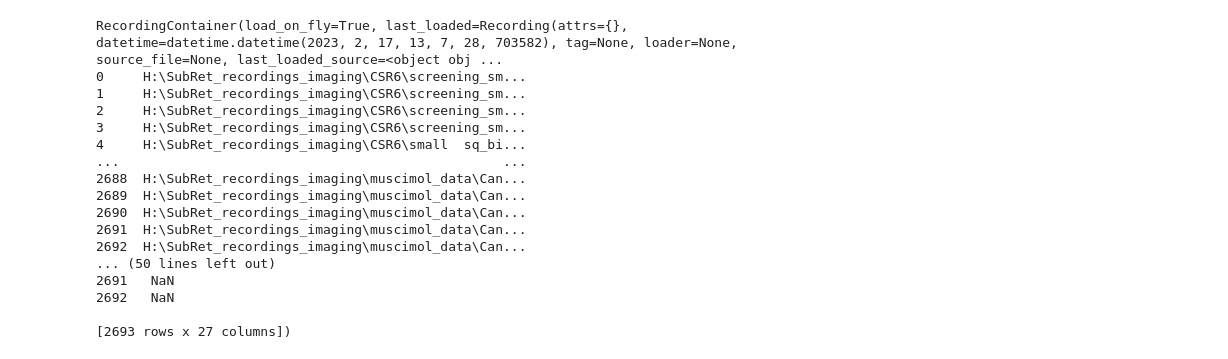
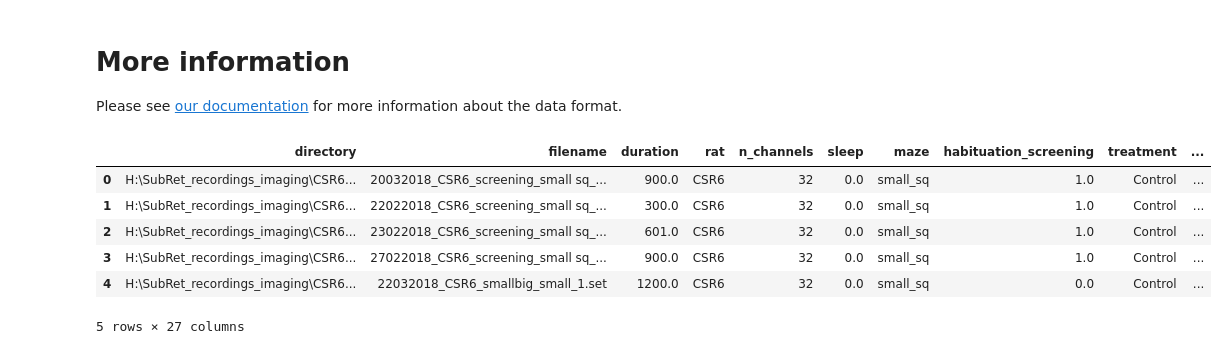
Before and after one commit to seankmartin/atn-sub-lfp-workflow, a Jupyter notebook: workflow/notebooks/explore_nwb.ipynb, the cells around one changed output. Saved outputs shown, nothing was run; the diff lists cells and outputs as text; code cells hidden in the pictures.

```diff
--- a/workflow/notebooks/explore_nwb.ipynb
+++ b/workflow/notebooks/explore_nwb.ipynb
@@ -1,2 +1,5 @@
+# %% [markdown]
+# More information
+Please see [our documentation](https://docs.google.com/document/d/16VR_w75hkn4Ss62phA6lGCqTWkkDpY9QASEU6NP0ARo/edit?usp=sharing) for more information about the data format.
 # %%
 from pathlib import Path
@@ -10,22 +12,19 @@ nwb_file_csv_path = data_path / "every_processed_nwb.csv"
+# %%
+# Change these parameters to suit your needs
+data_path = Path(r"I:\results")
+working_dir = Path(r"I:")
+nwb_file_csv_path = data_path / "processed_nwbfiles.csv"
+os.chdir(working_dir)
 # %%
 recording_table = pd.read_csv(nwb_file_csv_path)
-recordings = simuran.RecordingContainer.from_table(recording_table, nwb_loader.NWBLoader())
-recordings
+recordings = simuran.RecordingContainer.from_table(
+    recording_table, nwb_loader.NWBLoader())
+recordings.table.head()
 # %% [output]
+|  | directory | filename | duration | rat | n_channels | sleep | maze | habituation_screening | treatment | ... |
+| 0 | H:\SubRet_recordings_imaging\CSR6... | 20032018_CSR6_screening_small sq_... | 900.0 | CSR6 | 32 | 0.0 | small_sq | 1.0 | Control | ... |
+| 1 | H:\SubRet_recordings_imaging\CSR6... | 22022018_CSR6_screening_small sq_... | 300.0 | CSR6 | 32 | 0.0 | small_sq | 1.0 | Control | ... |
+| 2 | H:\SubRet_recordings_imaging\CSR6... | 23022018_CSR6_screening_small sq_... | 601.0 | CSR6 | 32 | 0.0 | small_sq | 1.0 | Control | ... |
+| 3 | H:\SubRet_recordings_imaging\CSR6... | 27022018_CSR6_screening_small sq_... | 900.0 | CSR6 | 32 | 0.0 | small_sq | 1.0 | Control | ... |
+| 4 | H:\SubRet_recordings_imaging\CSR6... | 22032018_CSR6_smallbig_small_1.set | 1200.0 | CSR6 | 32 | 0.0 | small_sq | 0.0 | Control | ... |
-RecordingContainer(load_on_fly=True, last_loaded=Recording(attrs={}, datetime=datetime.datetime(2023, 2, 17, 13, 7, 28, 703582), tag=None, loader=None, source_file=None, last_loaded_source=<object obj ...
-0     H:\SubRet_recordings_imaging\CSR6\screening_sm...
-1     H:\SubRet_recordings_imaging\CSR6\screening_sm...
-2     H:\SubRet_recordings_imaging\CSR6\screening_sm...
-3     H:\SubRet_recordings_imaging\CSR6\screening_sm...
-4     H:\SubRet_recordings_imaging\CSR6\small  sq_bi...
-...                                                 ...
-2688  H:\SubRet_recordings_imaging\muscimol_data\Can...
-2689  H:\SubRet_recordings_imaging\muscimol_data\Can...
-2690  H:\SubRet_recordings_imaging\muscimol_data\Can...
-2691  H:\SubRet_recordings_imaging\muscimol_data\Can...
-2692  H:\SubRet_recordings_imaging\muscimol_data\Can...
-... (50 lines left out)
-2691   NaN
-2692   NaN
-
-[2693 rows x 27 columns])
+5 rows × 27 columns
```
Also changed, not shown: parts of 26 cells of this notebook.
